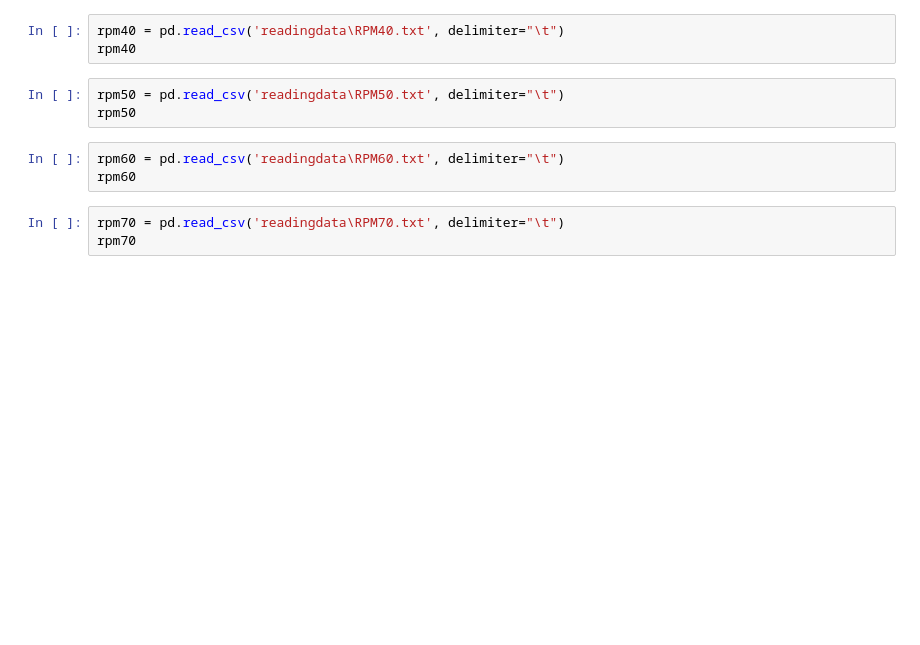
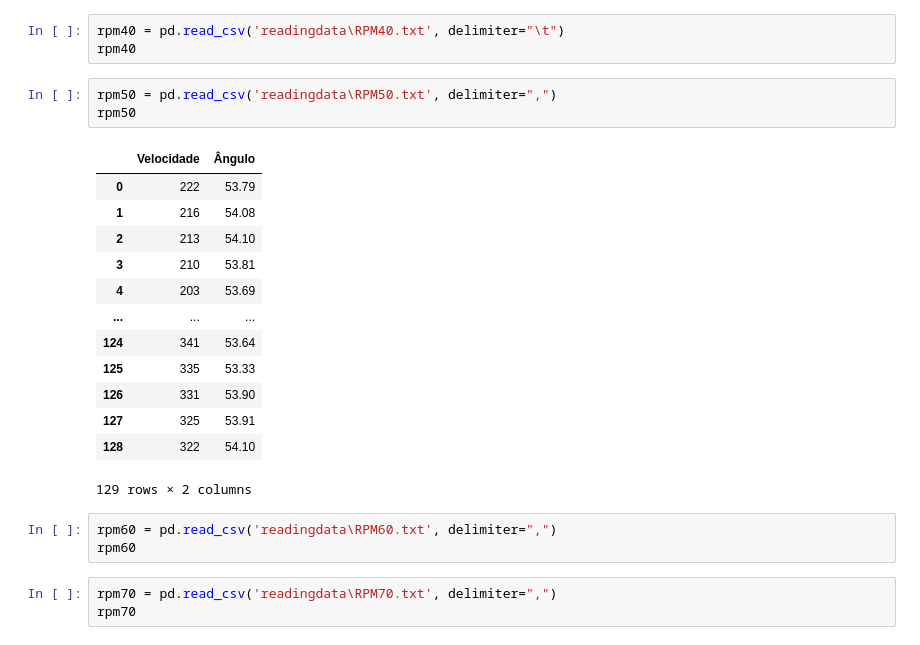
Before and after one commit to oliveiralx/python-projects, a Jupyter notebook: database.ipynb, the cells around one changed output. Cells and saved outputs as stored; diff of their text form; blank space fills up the shorter version.

```diff
--- a/database.ipynb
+++ b/database.ipynb
@@ -14,11 +26,25 @@ rpm30
 rpm40 = pd.read_csv('readingdata\RPM40.txt', delimiter="\t")
 rpm40
 # %%
-rpm50 = pd.read_csv('readingdata\RPM50.txt', delimiter="\t")
+rpm50 = pd.read_csv('readingdata\RPM50.txt', delimiter=",")
 rpm50
+# %% [output]
+|  | Velocidade | Ângulo |
+| 0 | 222 | 53.79 |
+| 1 | 216 | 54.08 |
+| 2 | 213 | 54.10 |
+| 3 | 210 | 53.81 |
+| 4 | 203 | 53.69 |
+| ... | ... | ... |
+| 124 | 341 | 53.64 |
+| 125 | 335 | 53.33 |
+| 126 | 331 | 53.90 |
+| 127 | 325 | 53.91 |
+| 128 | 322 | 54.10 |
+129 rows × 2 columns
 # %%
-rpm60 = pd.read_csv('readingdata\RPM60.txt', delimiter="\t")
+rpm60 = pd.read_csv('readingdata\RPM60.txt', delimiter=",")
 rpm60
 # %%
-rpm70 = pd.read_csv('readingdata\RPM70.txt', delimiter="\t")
+rpm70 = pd.read_csv('readingdata\RPM70.txt', delimiter=",")
 rpm70
```
Also changed, not shown: parts of 1 cell of this notebook, 1 other file.
